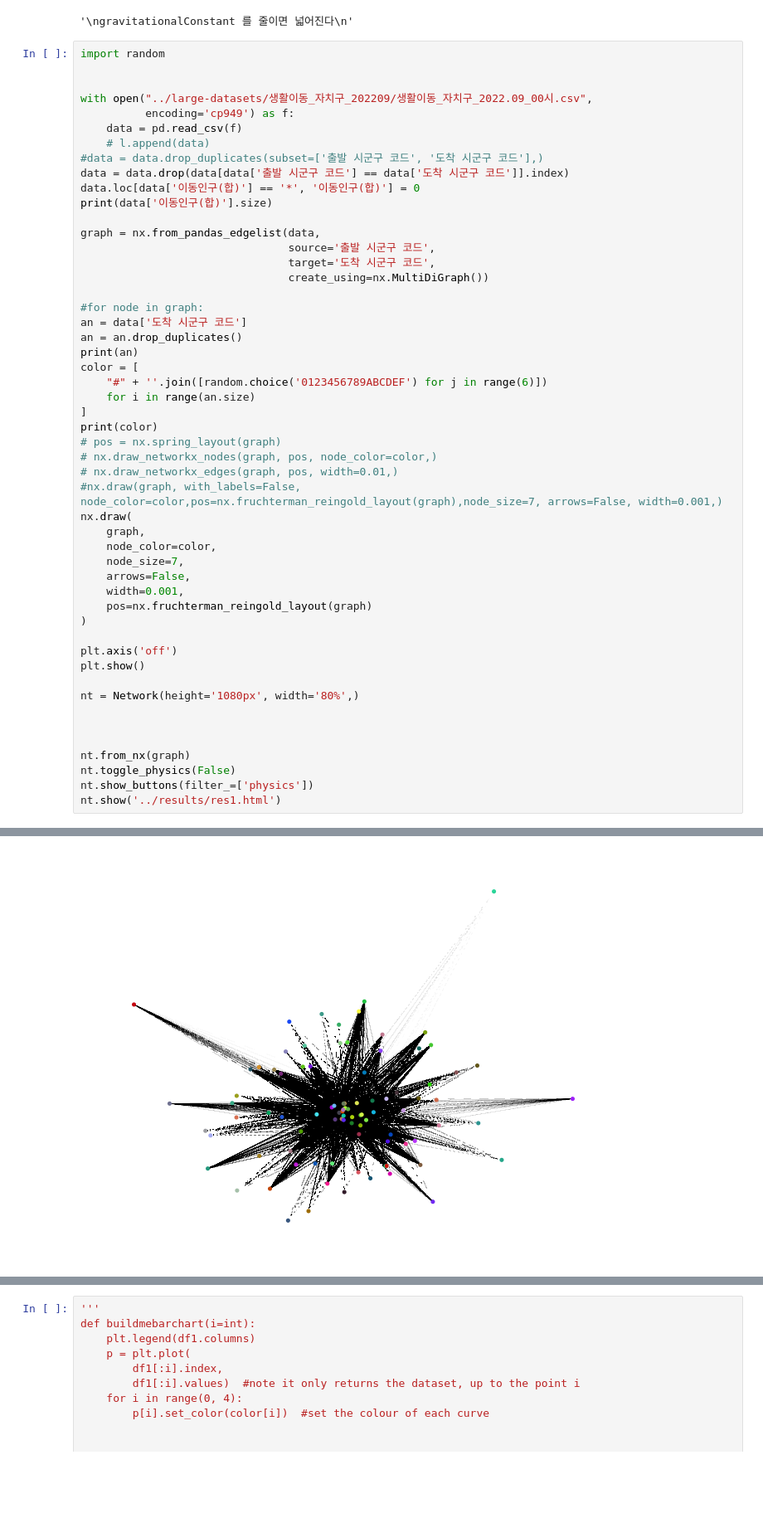
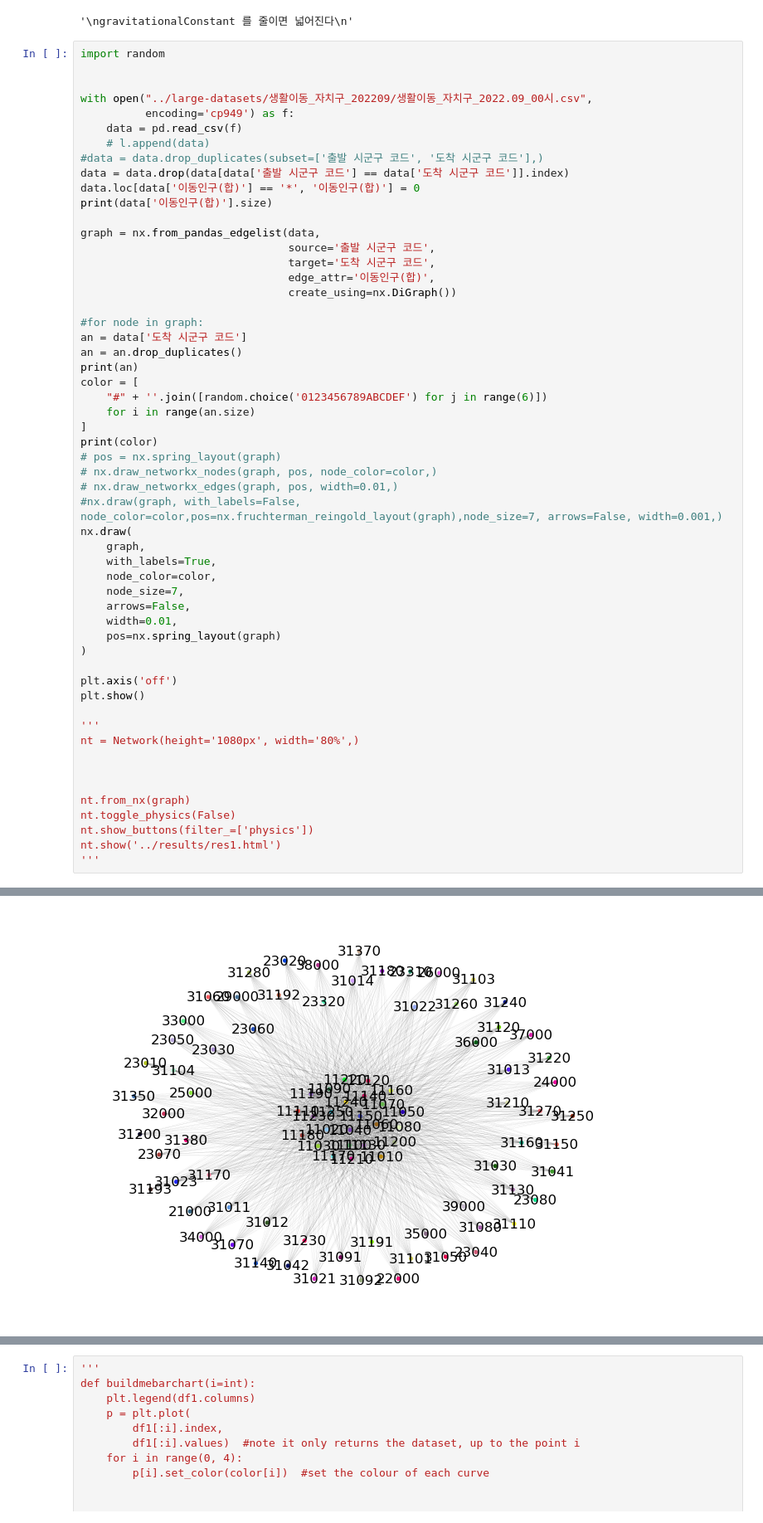
Before and after one commit to dmu-data-anal/data-analysis, a Jupyter notebook: work/another testing.ipynb, the cells around one changed output, grey strips where cells are left out. Shown: that part at 83% size. Saved outputs shown, nothing was run; the diff lists cells and outputs as text; blank space fills up the shorter version.

```diff
--- a/work/another testing.ipynb
+++ b/work/another testing.ipynb
@@ -116,7 +116,8 @@ print(data['이동인구(합)'].size)
 graph = nx.from_pandas_edgelist(data,
                                 source='출발 시군구 코드',
                                 target='도착 시군구 코드',
-                                create_using=nx.MultiDiGraph())
+                                edge_attr='이동인구(합)',
+                                create_using=nx.DiGraph())
 
 #for node in graph:
 an = data['도착 시군구 코드']
@@ -133,16 +134,18 @@ print(color)
 #nx.draw(graph, with_labels=False, node_color=color,pos=nx.fruchterman_reingold_layout(graph),node_size=7, arrows=False, width=0.001,)
 nx.draw(
     graph,
+    with_labels=True,
     node_color=color,
     node_size=7,
     arrows=False,
-    width=0.001,
-    pos=nx.fruchterman_reingold_layout(graph)
+    width=0.01,
+    pos=nx.spring_layout(graph)
 )
 
 plt.axis('off')
 plt.show()
 
+'''
 nt = Network(height='1080px', width='80%',)
 
 
@@ -151,6 +154,7 @@ nt.from_nx(graph)
 nt.toggle_physics(False)
 nt.show_buttons(filter_=['physics'])
 nt.show('../results/res1.html')
+'''
 # %% [output]
 785476
 224     11020
@@ -169 +173 @@ Name: 도착 시군구 코드, Length: 91, dtype: int64
-[figure, old version]
+[figure, new version]
```
Also changed, not shown: parts of 1 cell of this notebook, 1 other file.
